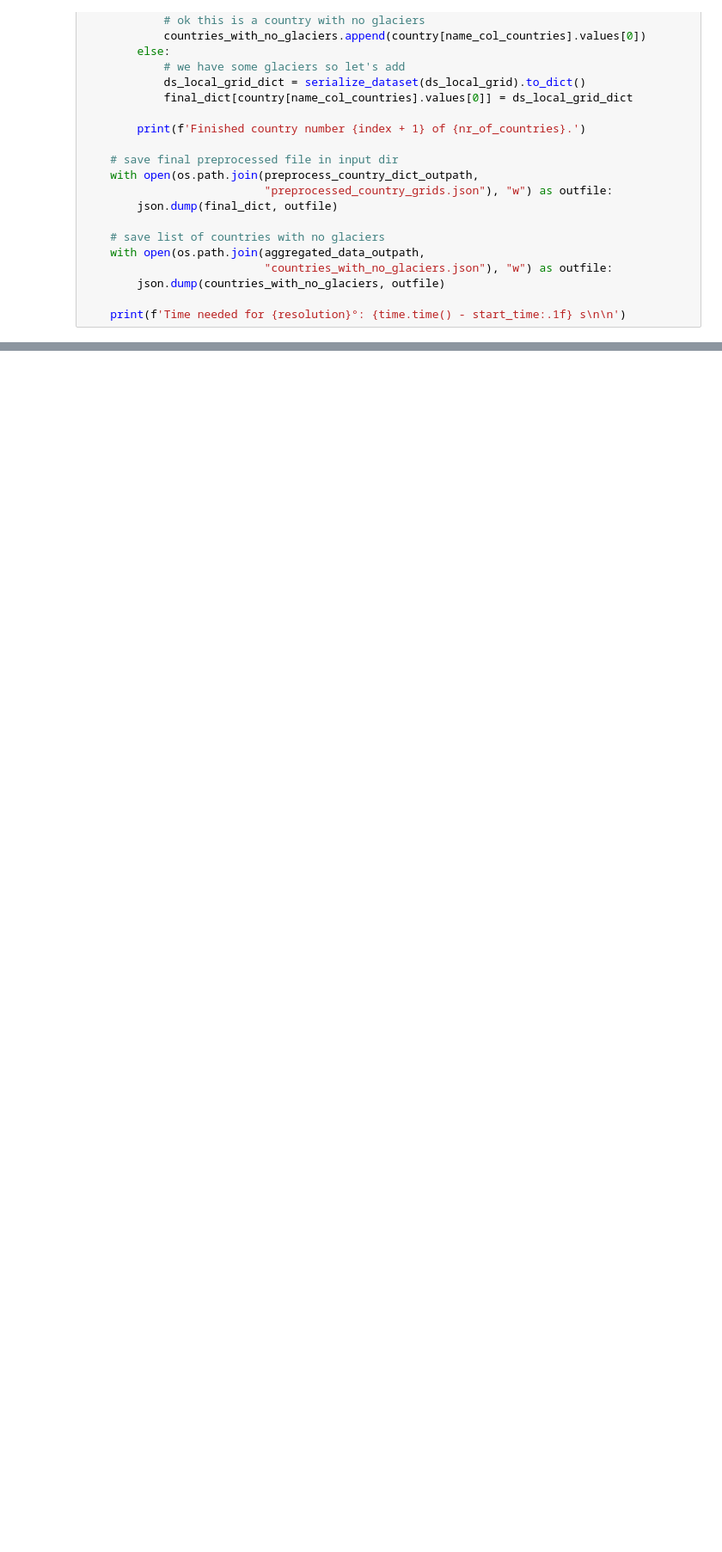
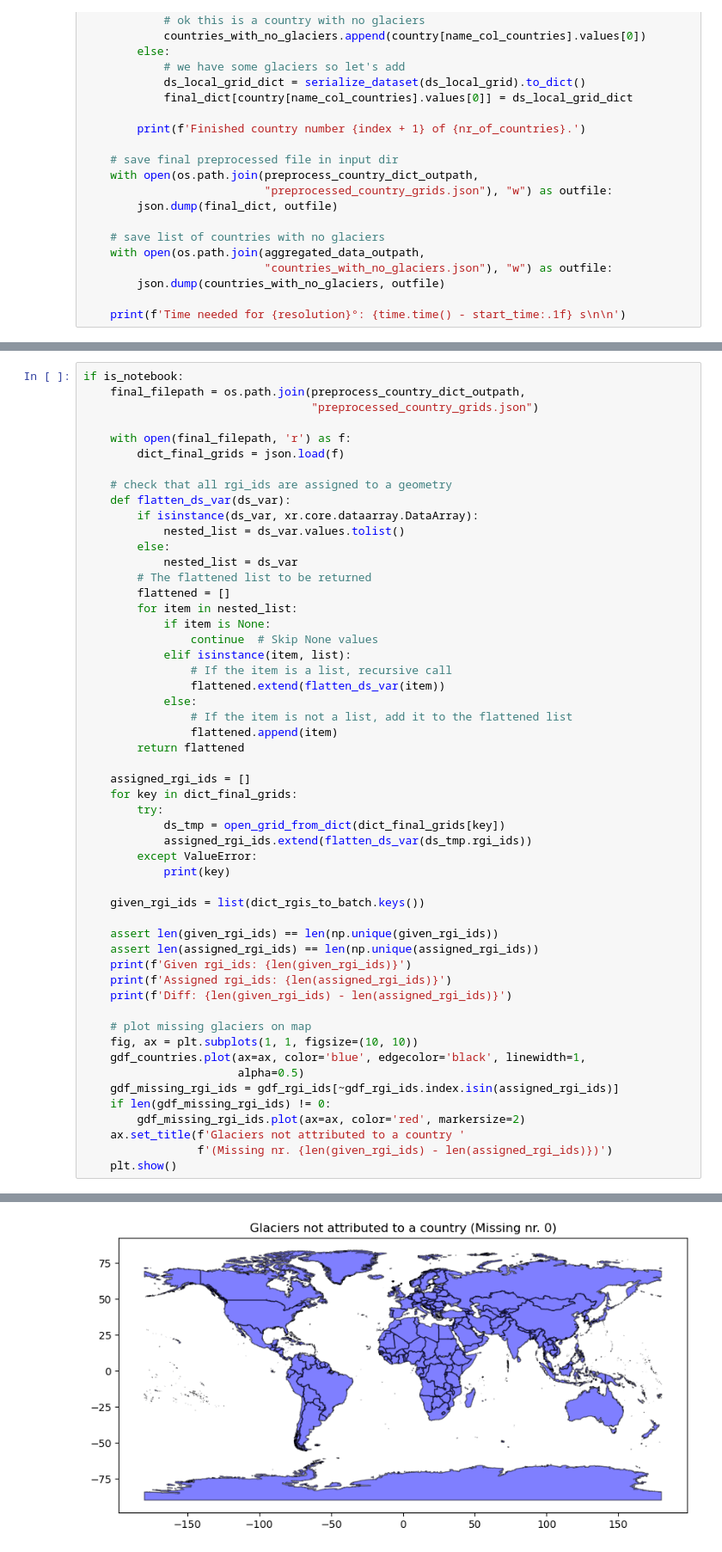
Before and after one commit to OGGM/provide, a Jupyter notebook: countries/resolution_1_deg/preprocessing_workflow_1_deg.ipynb, the cells around one changed output, grey strips where cells are left out. Shown at 86% size. Drawn from its saved outputs; the diff is of its cells as text; blank space fills up the shorter version.

```diff
--- a/countries/resolution_1_deg/preprocessing_workflow_1_deg.ipynb
+++ b/countries/resolution_1_deg/preprocessing_workflow_1_deg.ipynb
@@ -241,0 +248,54 @@ if not is_notebook:
+# %%
+if is_notebook:
+    final_filepath = os.path.join(preprocess_country_dict_outpath,
+                                  "preprocessed_country_grids.json")
+
+    with open(final_filepath, 'r') as f:
+        dict_final_grids = json.load(f)
+
+    # check that all rgi_ids are assigned to a geometry
+    def flatten_ds_var(ds_var):
+        if isinstance(ds_var, xr.core.dataarray.DataArray):
+            nested_list = ds_var.values.tolist()
+        else:
+            nested_list = ds_var
+        # The flattened list to be returned
+        flattened = []
+        for item in nested_list:
+            if item is None:
+                continue  # Skip None values
+            elif isinstance(item, list):
+                # If the item is a list, recursive call
+                flattened.extend(flatten_ds_var(item))
+            else:
+                # If the item is not a list, add it to the flattened list
+                flattened.append(item)
+        return flattened
+
+    assigned_rgi_ids = []
+    for key in dict_final_grids:
+        try:
+            ds_tmp = open_grid_from_dict(dict_final_grids[key])
+            assigned_rgi_ids.extend(flatten_ds_var(ds_tmp.rgi_ids))
+        except ValueError:
+            print(key)
+
+    given_rgi_ids = list(dict_rgis_to_batch.keys())
+
+    assert len(given_rgi_ids) == len(np.unique(given_rgi_ids))
+    assert len(assigned_rgi_ids) == len(np.unique(assigned_rgi_ids))
+    print(f'Given rgi_ids: {len(given_rgi_ids)}')
+    print(f'Assigned rgi_ids: {len(assigned_rgi_ids)}')
+    print(f'Diff: {len(given_rgi_ids) - len(assigned_rgi_ids)}')
+
+    # plot missing glaciers on map
+    fig, ax = plt.subplots(1, 1, figsize=(10, 10))
+    gdf_countries.plot(ax=ax, color='blue', edgecolor='black', linewidth=1,
+                       alpha=0.5)
+    gdf_missing_rgi_ids = gdf_rgi_ids[~gdf_rgi_ids.index.isin(assigned_rgi_ids)]
+    if len(gdf_missing_rgi_ids) != 0:
+        gdf_missing_rgi_ids.plot(ax=ax, color='red', markersize=2)
+    ax.set_title(f'Glaciers not attributed to a country '
+                 f'(Missing nr. {len(given_rgi_ids) - len(assigned_rgi_ids)})')
+    plt.show()
+# %% [output]
@@ -241,0 +305 @@ if not is_notebook:
+[figure, added]
```
Also changed, not shown: parts of 8 cells of this notebook, 4 other files.
